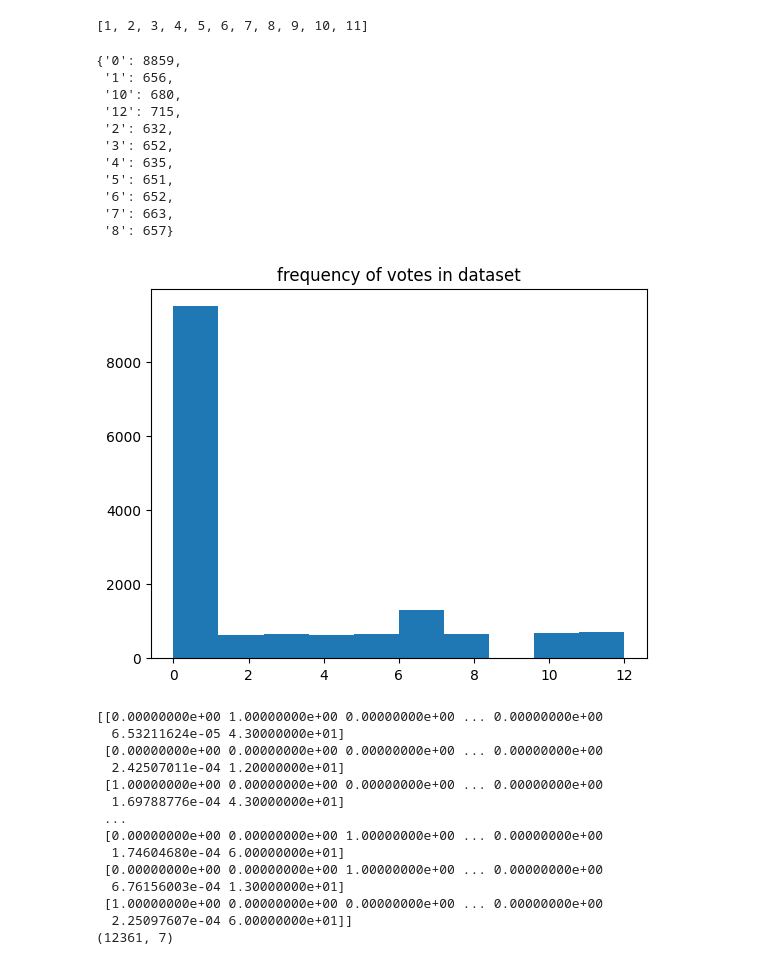
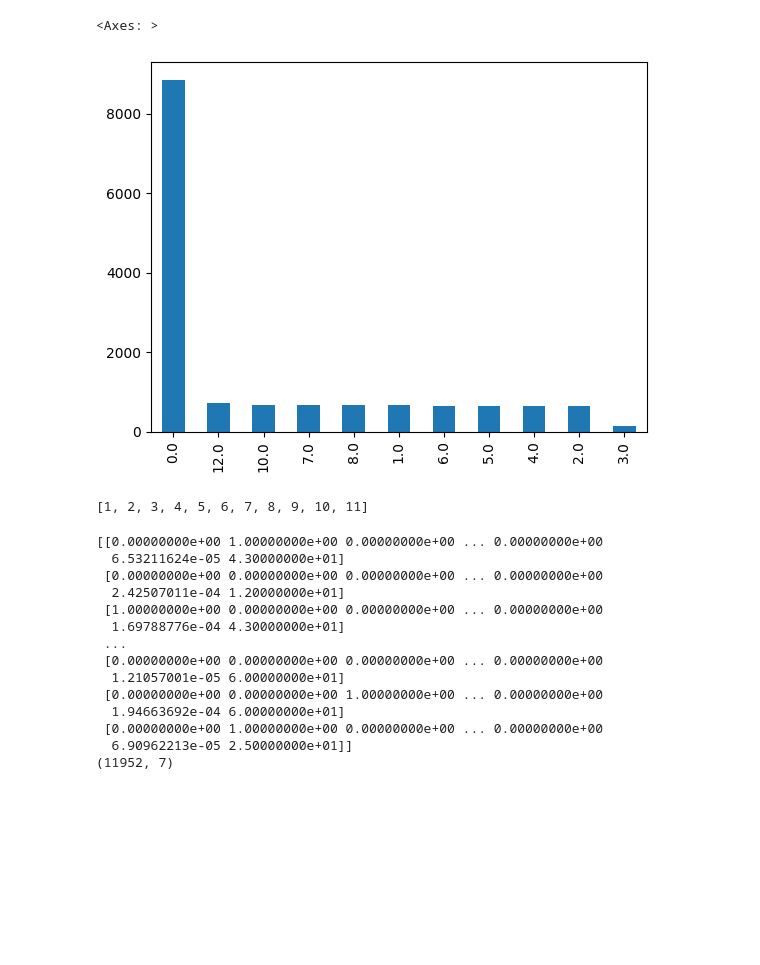
Before and after one commit to KatrionaGoldmann/Eurovision_TDS, a Jupyter notebook: eurovision/lambda_fit_test.ipynb, the cells around one changed output. Cells and saved outputs as stored; diff of their text form; code cells hidden in the pictures; blank space fills up the shorter version.

```diff
--- a/eurovision/lambda_fit_test.ipynb
+++ b/eurovision/lambda_fit_test.ipynb
@@ -15,6 +15,16 @@ del nest_asyncio
 # df = pd.read_csv('final_voting_data_long.csv')
 df = pd.read_csv('eurovision_merged_covariates_03Feb.csv').drop('Unnamed: 0', axis=1)
 df['has_border'] = df['has_border'].replace(np.nan,0)
+# %%
+# crop data based on vote to make dataset unbalanced w.r.t vote frequency
+# remove most of the data points where vote = 3
+# df['Votes'].value_counts().plot(kind='bar')
+idx_3 = df.loc[ (df['Votes'] == 3.) & (df['Year'] < 2016)].index
+df.drop(idx_3, inplace=True)
+df['Votes'].value_counts().plot(kind='bar')
+# %% [output]
+<Axes: >
+[figure, added]
 # %%
 def format_votes(x):
   if x == 12.:
@@ -28,32 +38,6 @@ score_options.sort()
 print(score_options)
 # %% [output]
 [1, 2, 3, 4, 5, 6, 7, 8, 9, 10, 11]
-# %%
-# crop data based on vote to make dataset unbalanced w.r.t vote frequency
-# removed half of all votes, except votes of 3
-fig,ax = plt.subplots()
-ax.hist(df['Votes'])
-ax.set_title('frequency of votes in dataset')
-fig.show()
-for i in range(13):
-    if i == 9 or i == 11:
-        continue
-    print(f'{df['Votes'].loc[df['Votes'] == float(i)].count()}')
-
-pprint.pprint(vote_counts)
-# %% [output]
-{'0': 8859,
- '1': 656,
- '10': 680,
- '12': 715,
- '2': 632,
- '3': 652,
- '4': 635,
- '5': 651,
- '6': 652,
- '7': 663,
- '8': 657}
-[figure, removed]
 # %%
 df['male'] = [1 if gender=='male' else 0 for gender in df['Gender']]
 df['female'] = [1 if gender=='female' else 0 for gender in df['Gender']]
@@ -113,13 +97,13 @@ print(x.shape)
  [1.00000000e+00 0.00000000e+00 0.00000000e+00 ... 0.00000000e+00
   1.69788776e-04 4.30000000e+01]
  ...
+ [0.00000000e+00 0.00000000e+00 0.00000000e+00 ... 0.00000000e+00
+  1.21057001e-05 6.00000000e+01]
  [0.00000000e+00 0.00000000e+00 1.00000000e+00 ... 0.00000000e+00
-  1.74604680e-04 6.00000000e+01]
- [0.00000000e+00 0.00000000e+00 1.00000000e+00 ... 0.00000000e+00
-  6.76156003e-04 1.30000000e+01]
- [1.00000000e+00 0.00000000e+00 0.00000000e+00 ... 0.00000000e+00
-  2.25097607e-04 6.00000000e+01]]
-(12361, 7)
+  1.94663692e-04 6.00000000e+01]
+ [0.00000000e+00 1.00000000e+00 0.00000000e+00 ... 0.00000000e+00
+  6.90962213e-05 2.50000000e+01]]
+(11952, 7)
 # %%
 data = {
     'S': 11,
```
Also changed, not shown: parts of 2 cells of this notebook, 1 other file.
